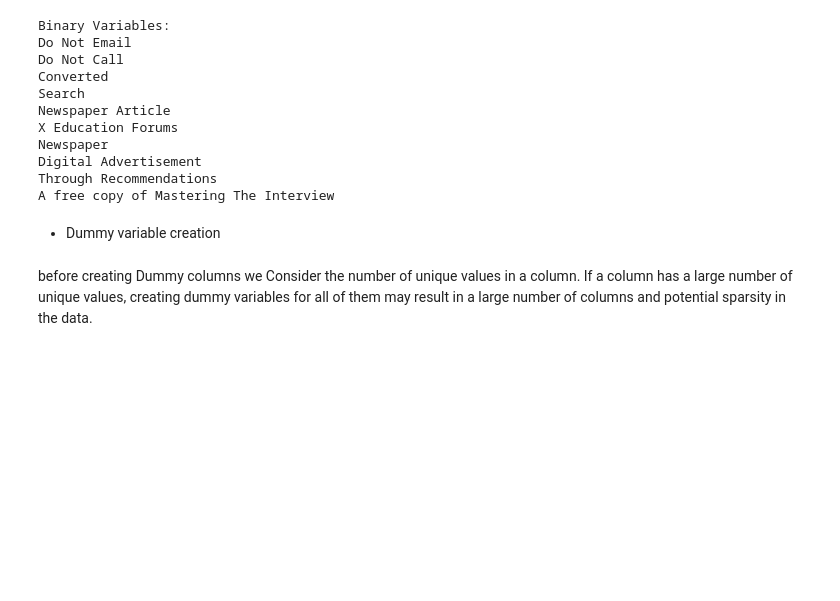
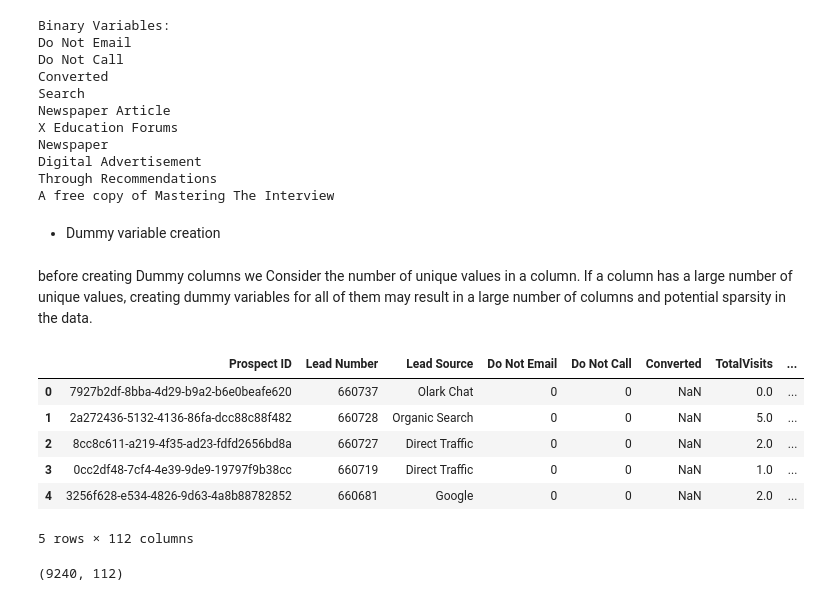
Before and after one commit to kunalworldwide/Lead-Scoring-Case-study, a Jupyter notebook: Lead-scoring-assignments.ipynb, the cells around one changed output. Cells and saved outputs as stored; diff of their text form; code cells hidden in the pictures; blank space fills up the shorter version.

```diff
--- a/Lead-scoring-assignments.ipynb
+++ b/Lead-scoring-assignments.ipynb
@@ -603,3 +603,18 @@ df_encoded = pd.concat([df, dummy_df], axis=1)
 
 # Drop the original categorical columns
 df_encoded.drop(categorical_cols, axis=1, inplace=True)
+# %%
+df_encoded.head()
+# %% [output]
+|  | Prospect ID | Lead Number | Lead Source | Do Not Email | Do Not Call | Converted | TotalVisits | ... |
+| 0 | 7927b2df-8bba-4d29-b9a2-b6e0beafe620 | 660737 | Olark Chat | 0 | 0 | NaN | 0.0 | ... |
+| 1 | 2a272436-5132-4136-86fa-dcc88c88f482 | 660728 | Organic Search | 0 | 0 | NaN | 5.0 | ... |
+| 2 | 8cc8c611-a219-4f35-ad23-fdfd2656bd8a | 660727 | Direct Traffic | 0 | 0 | NaN | 2.0 | ... |
+| 3 | 0cc2df48-7cf4-4e39-9de9-19797f9b38cc | 660719 | Direct Traffic | 0 | 0 | NaN | 1.0 | ... |
+| 4 | 3256f628-e534-4826-9d63-4a8b88782852 | 660681 | Google | 0 | 0 | NaN | 2.0 | ... |
+5 rows × 112 columns
+# %%
+#check the shape of dataframe
+df_encoded.shape
+# %% [output]
+(9240, 112)
```
